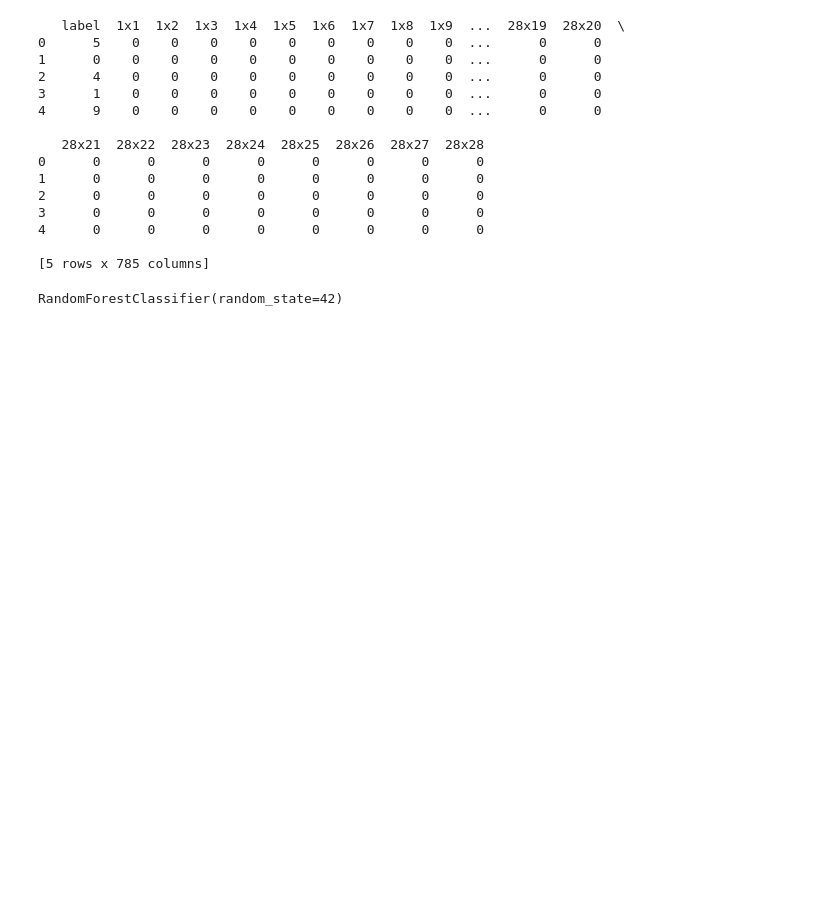
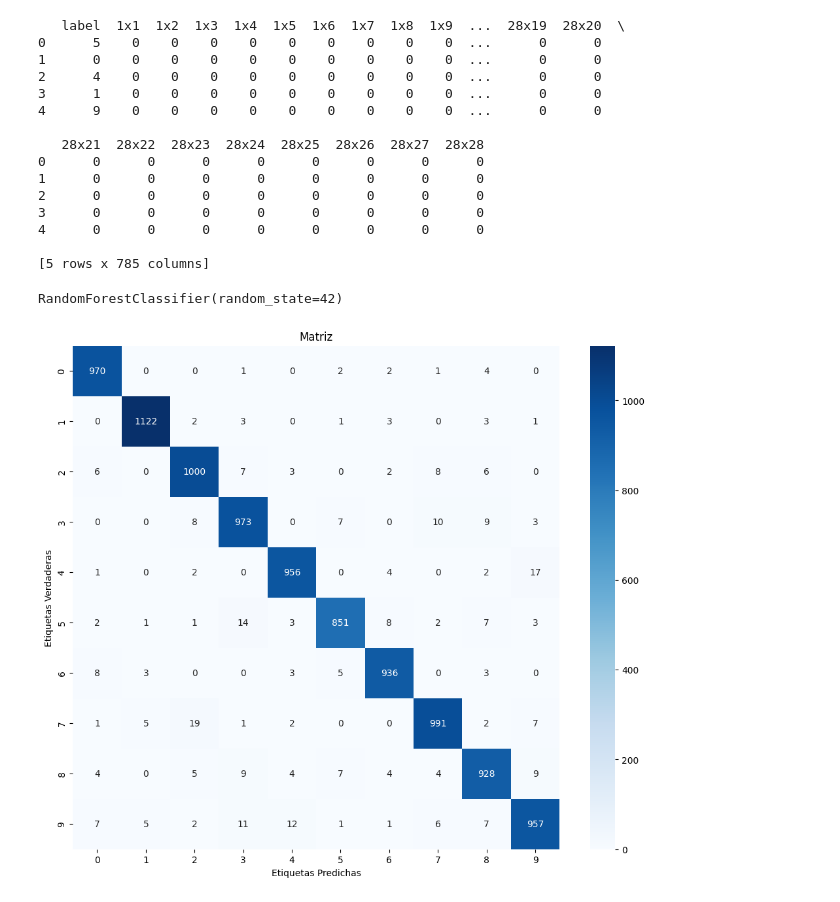
Before and after one commit to EvilWayz79/BigDataModelosYaprendizajesGrupo6, a Jupyter notebook: Practica1Grupo6.ipynb, the cells around one changed output. Drawn from its saved outputs; the diff is of its cells as text; code cells hidden in the pictures; blank space fills up the shorter version.

```diff
--- a/Practica1Grupo6.ipynb
+++ b/Practica1Grupo6.ipynb
@@ -92,11 +103,18 @@ y_train = train_data['label'].values
 X_test = test_data.drop(columns=['label']).values
 # %%
 y_test = test_data['label'].values
+# %%
+X_train_sum = np.sum(X_train, axis=1).reshape(-1, 1)
+X_test_sum = np.sum(X_test, axis=1).reshape(-1, 1)
+# %%
+X_train_with_sum = np.concatenate((X_train, X_train_sum), axis=1)
+X_test_with_sum = np.concatenate((X_test, X_test_sum), axis=1)
 # %%
 #Entrenamiento del modelo
 clf = RandomForestClassifier(n_estimators=100, random_state=42)
 # %%
-clf.fit(X_train, y_train)
+#clf.fit(X_train, y_train)
+clf.fit(X_train_with_sum, y_train)
 # %% [output]
 RandomForestClassifier(random_state=42)
 # %%
@@ -105,3 +123,5 @@ y_pred = clf.predict(X_test)
+# %%
+y_pred = clf.predict(X_test_with_sum)
 # %%
 #Matriz de confusión
 conf_matrix = confusion_matrix(y_test, y_pred)
@@ -111,0 +128,12 @@ plt.title('Matriz')
+# %%
+#Visualización
+plt.figure(figsize=(12, 10))
+sns.heatmap(conf_matrix, annot=True, fmt='d', cmap='Blues', xticklabels=np.unique(y_test), yticklabels=np.unique(y_test))
+#plt.matshow(conf_matrix, cmap=plt.cm.Blues)
+plt.title('Matriz')
+plt.xlabel('Etiquetas Predichas')
+plt.ylabel('Etiquetas Verdaderas')
+#plot_confusion_matrix(clf, X_test_with_sum, y_test, cmap=plt.cm.Blues, normalize='true')
+plt.show()
+# %% [output]
+[figure, added]
```
Also changed, not shown: parts of 13 cells of this notebook, 1 other file.
